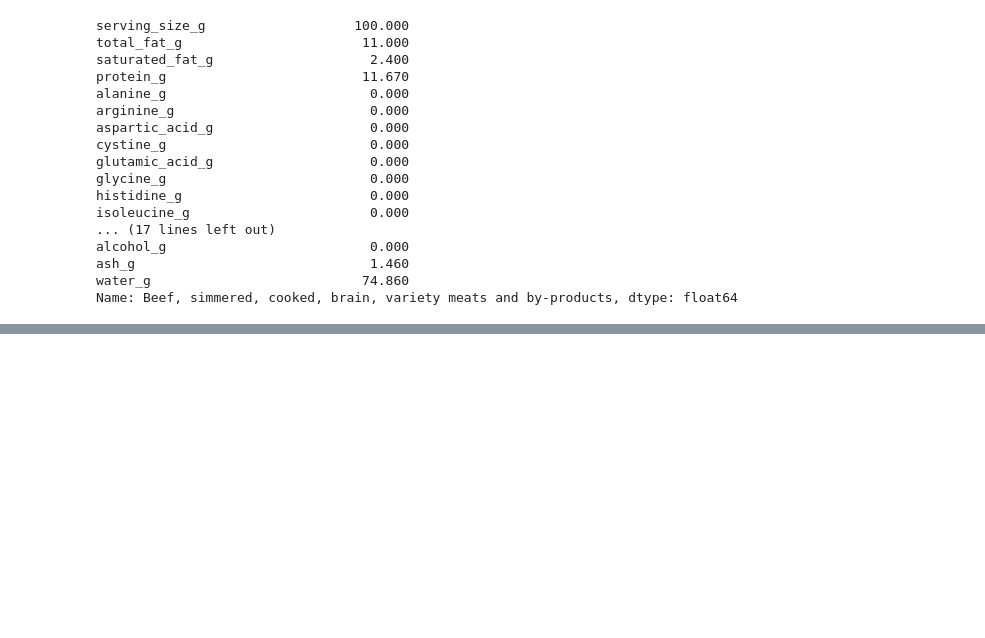
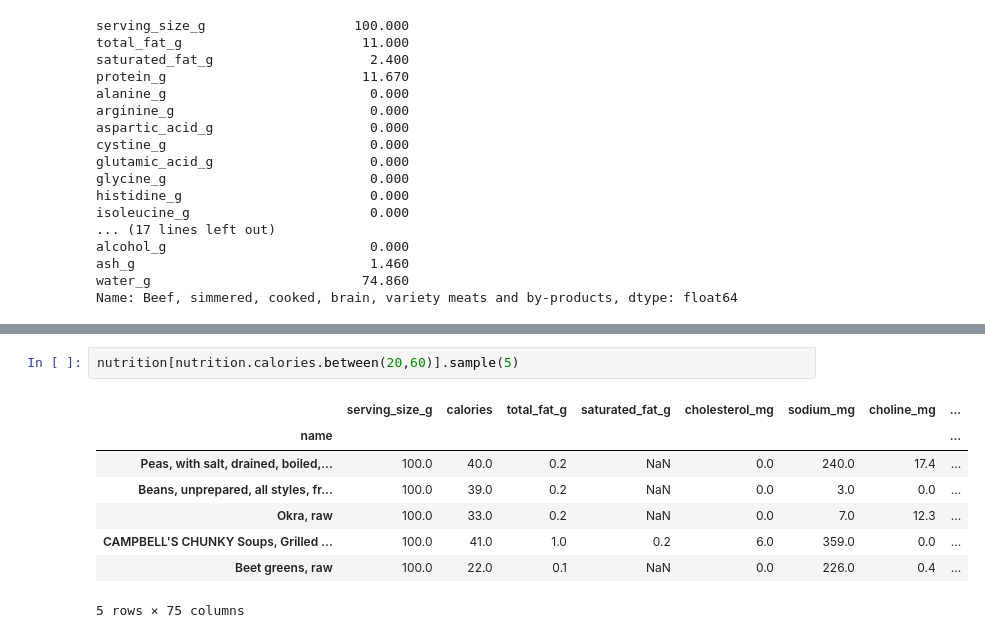
Before and after one commit to anup-byte/Pandas_Dataframe, a Jupyter notebook: Day18.ipynb, the cells around one changed output, grey strips where cells are left out. Cells and saved outputs as stored; diff of their text form; blank space fills up the shorter version.

```diff
--- a/Day18.ipynb
+++ b/Day18.ipynb
@@ -509,0 +563,11 @@ Name: Beef, simmered, cooked, brain, variety meats and by-products, dtype: float
+# %%
+nutrition[nutrition.calories.between(20,60)].sample(5)
+# %% [output]
+|  | serving_size_g | calories | total_fat_g | saturated_fat_g | cholesterol_mg | sodium_mg | choline_mg | ... |
+| name |  |  |  |  |  |  |  | ... |
+| Peas, with salt, drained, boiled,... | 100.0 | 40.0 | 0.2 | NaN | 0.0 | 240.0 | 17.4 | ... |
+| Beans, unprepared, all styles, fr... | 100.0 | 39.0 | 0.2 | NaN | 0.0 | 3.0 | 0.0 | ... |
+| Okra, raw | 100.0 | 33.0 | 0.2 | NaN | 0.0 | 7.0 | 12.3 | ... |
+| CAMPBELL'S CHUNKY Soups, Grilled ... | 100.0 | 41.0 | 1.0 | 0.2 | 6.0 | 359.0 | 0.0 | ... |
+| Beet greens, raw | 100.0 | 22.0 | 0.1 | NaN | 0.0 | 226.0 | 0.4 | ... |
+5 rows × 75 columns
```
Also changed, not shown: parts of 14 cells of this notebook.
